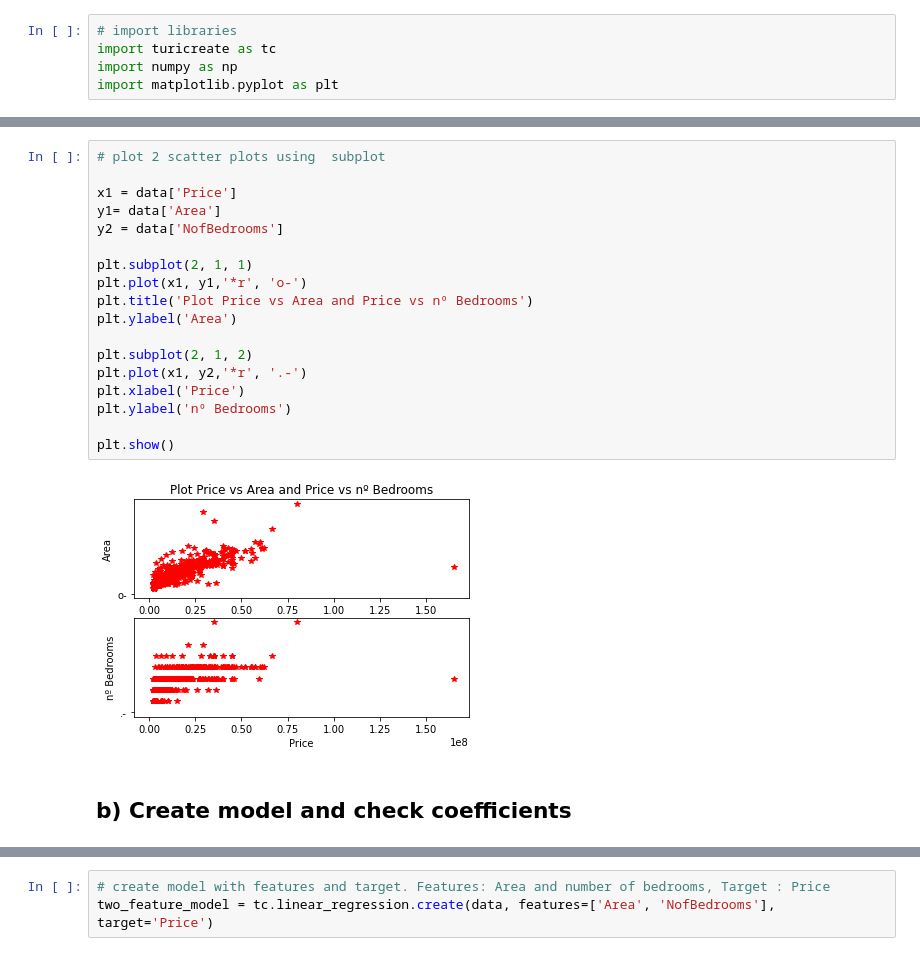
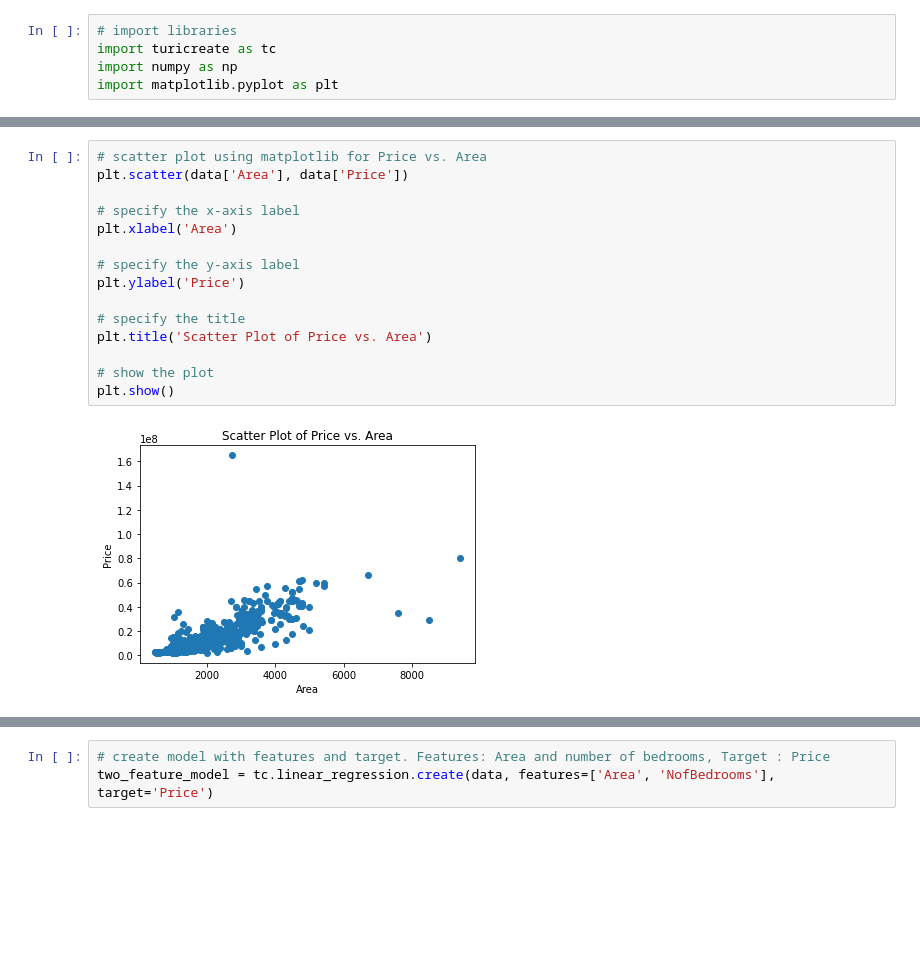
Before and after one commit to PKpacheco/assignment1_superv_ml, a Jupyter notebook: SML_a1_q2.ipynb, the cells around one changed output, grey strips where cells are left out. Cells and saved outputs as stored; diff of their text form; blank space fills up the shorter version.

```diff
--- a/SML_a1_q2.ipynb
+++ b/SML_a1_q2.ipynb
@@ -130,22 +119,17 @@ plt.scatter(data['Price'], data['NofBedrooms'])
-# %%
-# plot 2 scatter plots using  subplot
-
-x1 = data['Price']
-y1= data['Area']
-y2 = data['NofBedrooms']
-
-plt.subplot(2, 1, 1)
-plt.plot(x1, y1,'*r', 'o-')
-plt.title('Plot Price vs Area and Price vs nº Bedrooms')
-plt.ylabel('Area')
-
-plt.subplot(2, 1, 2)
-plt.plot(x1, y2,'*r', '.-')
-plt.xlabel('Price')
-plt.ylabel('nº Bedrooms')
-
-plt.show()
-# %% [output]
-[figure, removed]
-# %% [markdown]
-## b) Create model and check coefficients
+# %%
+# scatter plot using matplotlib for Price vs. Area
+plt.scatter(data['Area'], data['Price'])
+
+# specify the x-axis label
+plt.xlabel('Area')
+
+# specify the y-axis label
+plt.ylabel('Price')
+
+# specify the title
+plt.title('Scatter Plot of Price vs. Area')
+
+# show the plot
+plt.show()
+# %% [output]
+[figure, added]
```
Also changed, not shown: parts of 32 cells of this notebook.
